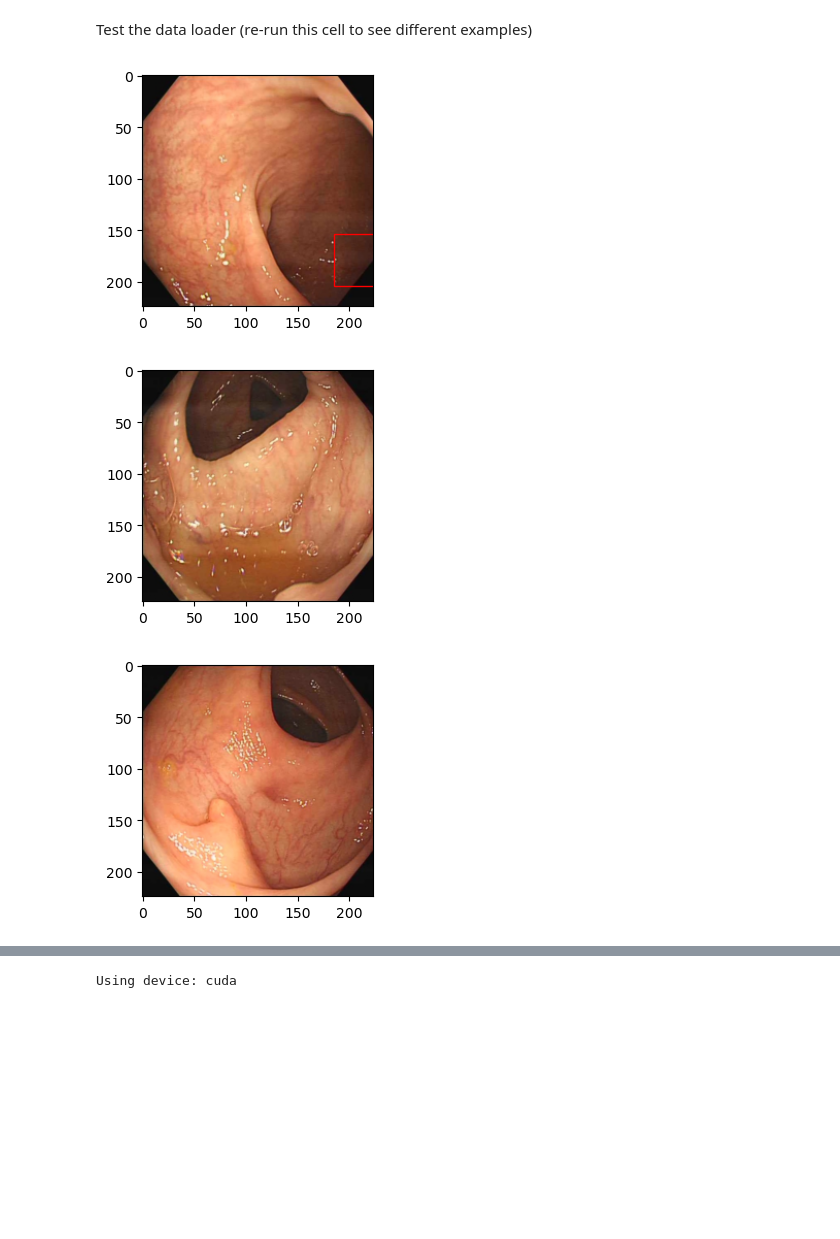
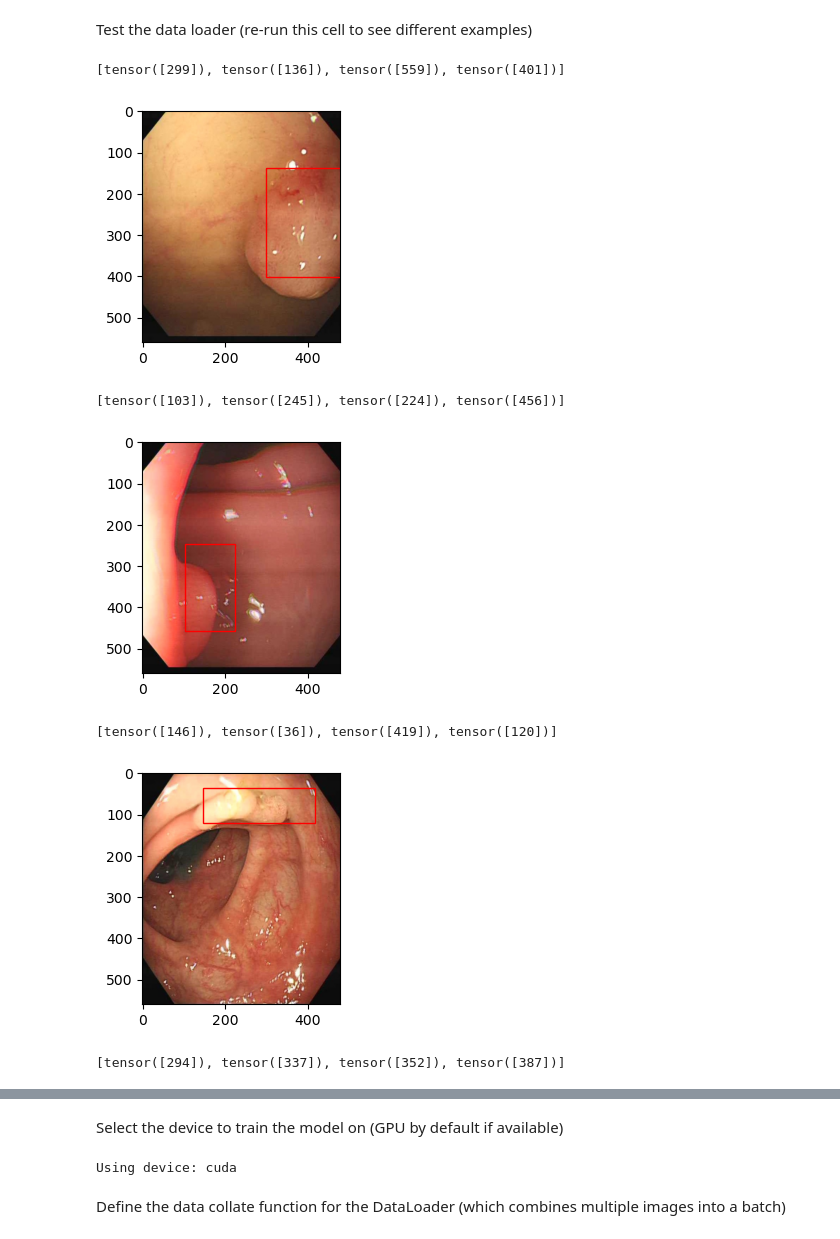
Before and after one commit to cuberhaus/TFG, a Jupyter notebook: code/main.ipynb, the cells around one changed output, grey strips where cells are left out. Saved outputs shown, nothing was run; the diff lists cells and outputs as text; code cells hidden in the pictures; blank space fills up the shorter version.

```diff
--- a/code/main.ipynb
+++ b/code/main.ipynb
@@ -8,6 +8,7 @@ from PIL import Image
 import torch
 from torch.utils.data import Dataset
 from torchvision import transforms
+import numpy as np
 
 class CustomDataset(Dataset):
     def __init__(self, root_dir, transform=None):
@@ -51,9 +52,25 @@ class CustomDataset(Dataset):
             image = self.transform(image)
 
         # Load and parse annotation (you'll need to implement this part based on the content of your annotation file)
-        annotation = self.parse_annotation(annotation_path)
+        boxes = self.parse_annotation(annotation_path)
+        boxes_array = np.array(boxes)
+        # print(boxes_array)
+        num_objs = len(boxes)
+        iscrowd = torch.zeros((num_objs,), dtype=torch.int64) # suppose all instances are not crowd
+        if num_objs == 0:
+            area = torch.tensor([ 0.0 ])
+        else:
+            area = (boxes_array[:, 3] - boxes_array[:, 1]) * (boxes_array[:, 2] - boxes_array[:, 0])
+        target = {
+            'boxes': boxes,
+            # 'labels': torch.zeros(len(boxes), dtype=torch.int64)
+            'labels': torch.ones(len(boxes), dtype=torch.int64), # for binary classification
+            'image_id': torch.tensor([idx]),
+            'area': area,
+            'iscrowd': iscrowd
+        }
 
-        return image, annotation
+        return image, target
 
     def parse_annotation(self, annotation_path):
         with open(annotation_path, 'r') as file:
@@ -78,7 +95,7 @@ import matplotlib.patches as patches
 
 # Define your data transformation (e.g., resizing, normalization, etc.)
 transform = transforms.Compose([
-    transforms.Resize((224, 224)),
+    transforms.Resize((560, 480)),
     transforms.ToTensor(),
 ])
 
@@ -92,34 +109,40 @@ Test the data loader (re-run this cell to see different examples)
 # %%
 max_images_to_display = 5  # Set the maximum number of images to display
 image_counter = 0    # Initialize a counter
 
 # Set the desired figure size
 fig_width, fig_height = 4, 3  # Adjust these values to your preference
 
 # Test by iterating through the dataset
-for image, bounding_boxes in dataloader:
+for image, target in dataloader:
     # Convert the PyTorch tensor to a NumPy array for visualization
     image = image.squeeze(0).permute(1, 2, 0).numpy()
 
     # Create a figure and axis
     fig, ax = plt.subplots(1, figsize=(fig_width, fig_height))
     ax.imshow(image)
 
+    bounding_boxes = target['boxes']
     # Iterate through bounding boxes and draw them on the image
     for box in bounding_boxes:
+        print(box)
         x1, y1, x2, y2 = box
         rect = patches.Rectangle((x1, y1), x2 - x1, y2 - y1, linewidth=1, edgecolor='r', facecolor='none')
         ax.add_patch(rect)
 
     # Show the image with bounding boxes
     plt.show()
 
     # Increment the image counter
     image_counter += 1
 
     if image_counter >= max_images_to_display:
         break  # Exit the loop after displaying the desired number of images
 # %% [output]
+[tensor([299]), tensor([136]), tensor([559]), tensor([401])]
-[figure, old version]
+[figure, new version]
+[tensor([103]), tensor([245]), tensor([224]), tensor([456])]
-[figure, old version]
+[figure, new version]
+[tensor([146]), tensor([36]), tensor([419]), tensor([120])]
-[figure, old version]
+[figure, new version]
+[tensor([294]), tensor([337]), tensor([352]), tensor([387])]
@@ -128,6 +151,10 @@ for image, bounding_boxes in dataloader:
+# %% [markdown]
+Select the device to train the model on (GPU by default if available)
 # %%
 device = torch.device("cuda" if torch.cuda.is_available() else "cpu")
 print(f"Using device: {device}")
 # %% [output]
 Using device: cuda
+# %% [markdown]
+Define the data collate function for the DataLoader (which combines multiple images into a batch)
 # %%
```
Also changed, not shown: parts of 13 cells of this notebook, 9 other files.
